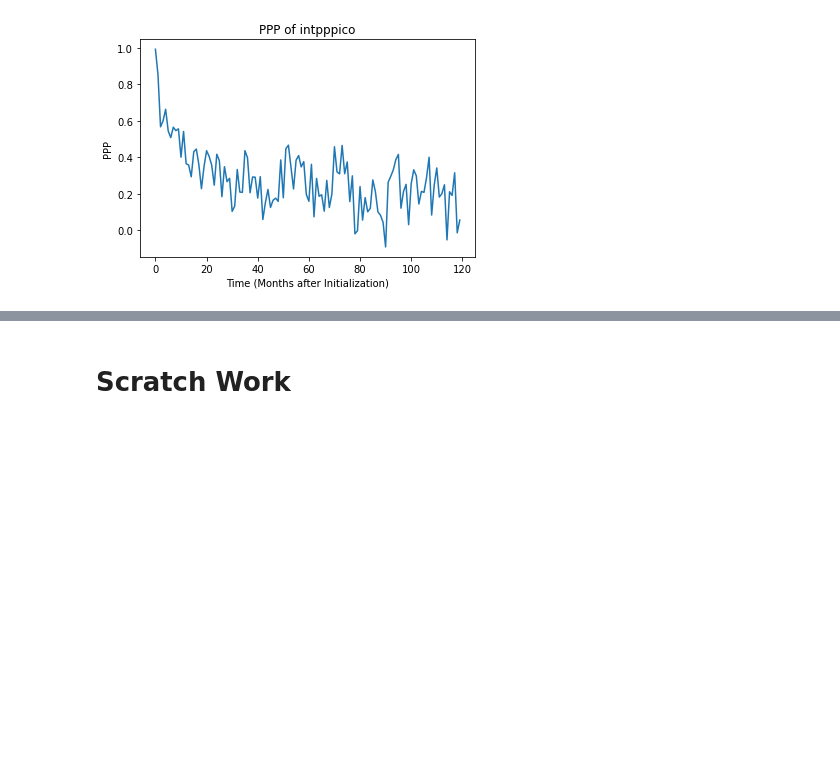
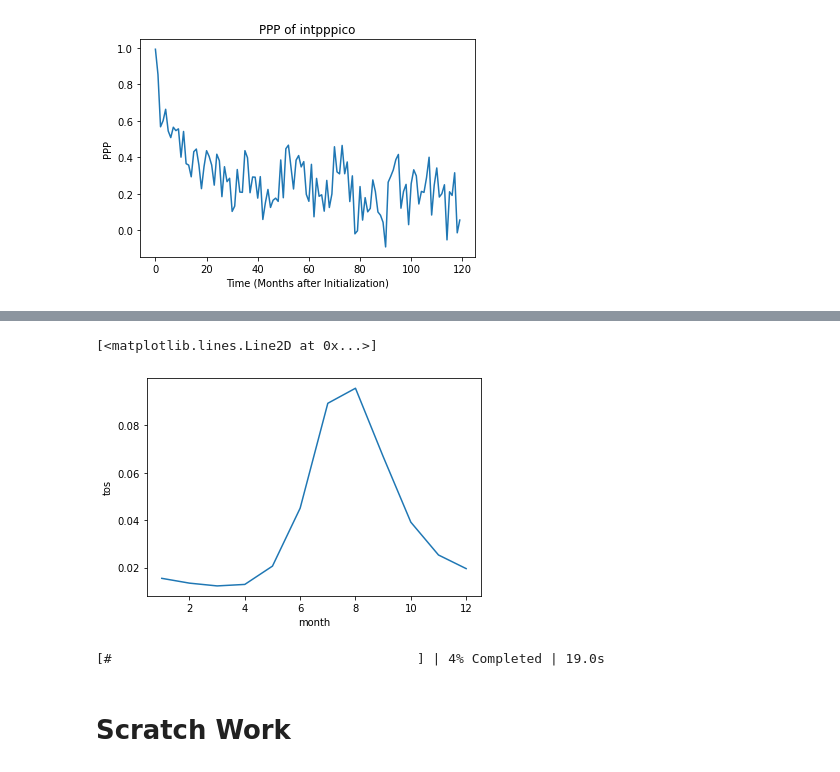
Before and after one commit to saumyamalik/Predictability, a Jupyter notebook: Variance and PPP - Global Mean-Copy1.ipynb, the cells around one changed output, grey strips where cells are left out. Cells and saved outputs as stored; diff of their text form; code cells hidden in the pictures; blank space fills up the shorter version.

```diff
--- a/Variance and PPP - Global Mean-Copy1.ipynb
+++ b/Variance and PPP - Global Mean-Copy1.ipynb
@@ -232,0 +265,6 @@ plt.savefig('Prognostic Potential Predictability of Integrated Net Primary Produ
+# %%
+tos_southern_month_var = (tos_southern['tos'].groupby('time.month').std())**2
+tos_southern_month_var.plot()
+# %% [output]
+[<matplotlib.lines.Line2D at 0x...>]
+[figure, added]
@@ -232,0 +273,5 @@ plt.savefig('Prognostic Potential Predictability of Integrated Net Primary Produ
+# %%
+with ProgressBar():
+    tossouth_var = tossouth_var.compute()
+# %% [output]
+[#                                       ] | 4% Completed | 19.0s
```
Also changed, not shown: parts of 21 cells of this notebook.
